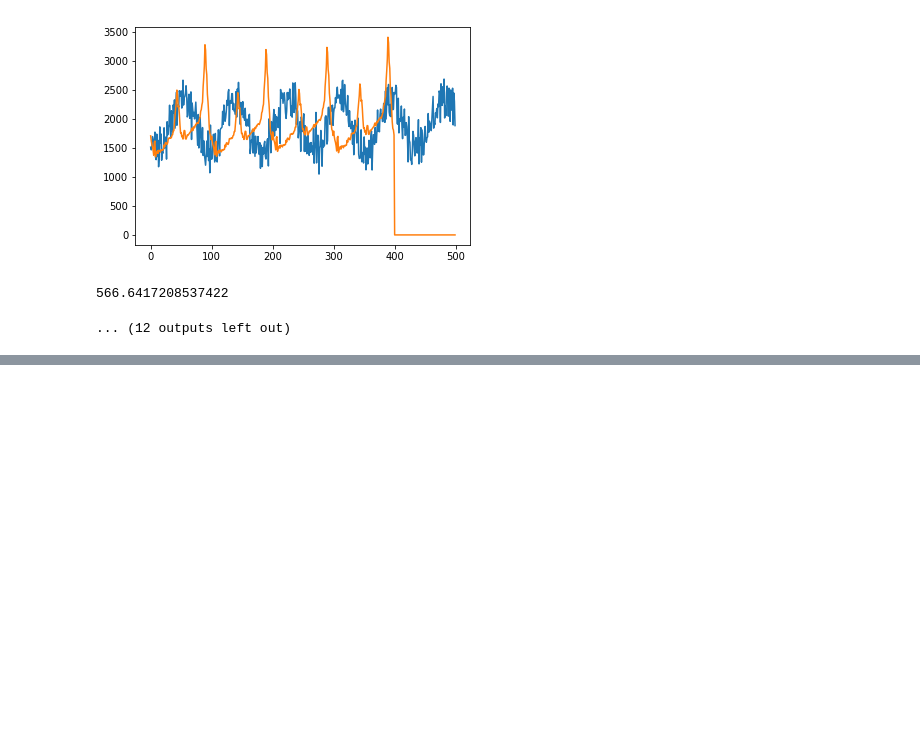
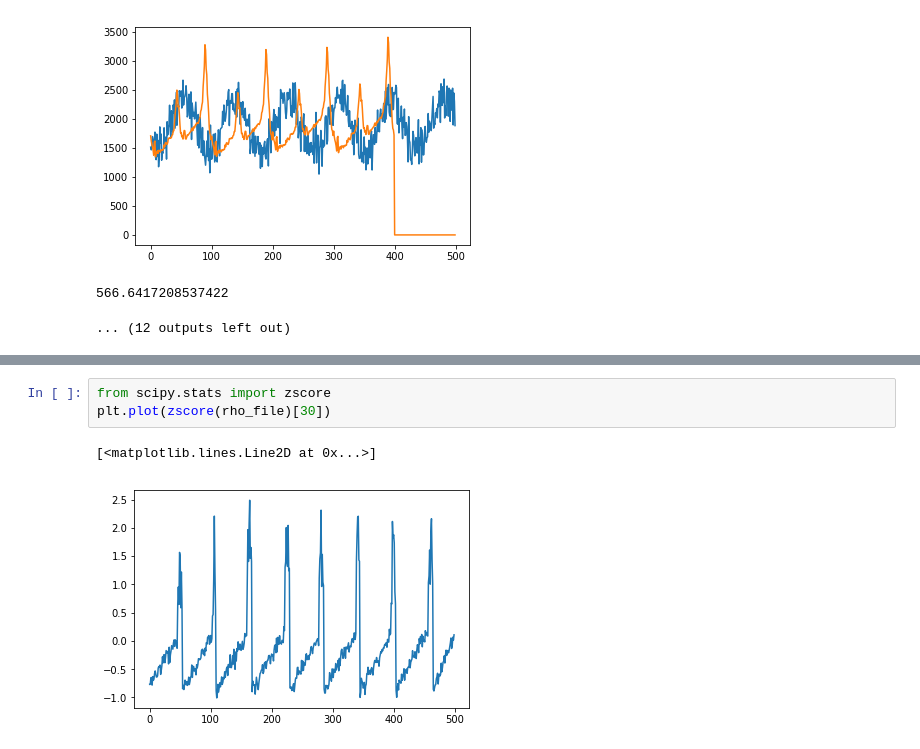
Before and after one commit to jorwatkapola/timeseries_segment_clustering, a Jupyter notebook: synthetic_test.ipynb, the cells around one changed output, grey strips where cells are left out. Cells and saved outputs as stored; diff of their text form; blank space fills up the shorter version.

```diff
--- a/synthetic_test.ipynb
+++ b/synthetic_test.ipynb
@@ -155,0 +298,6 @@ for rho in best_test:
+# %%
+from scipy.stats import zscore
+plt.plot(zscore(rho_file)[30])
+# %% [output]
+[<matplotlib.lines.Line2D at 0x...>]
+[figure, added]
```
Also changed, not shown: parts of 2 cells of this notebook, 2 other files.
